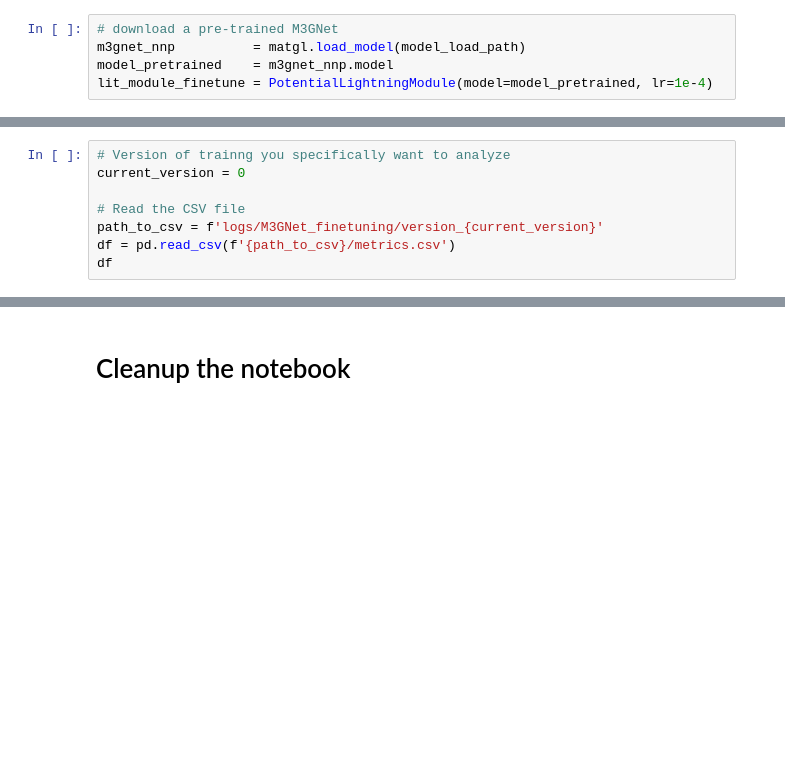
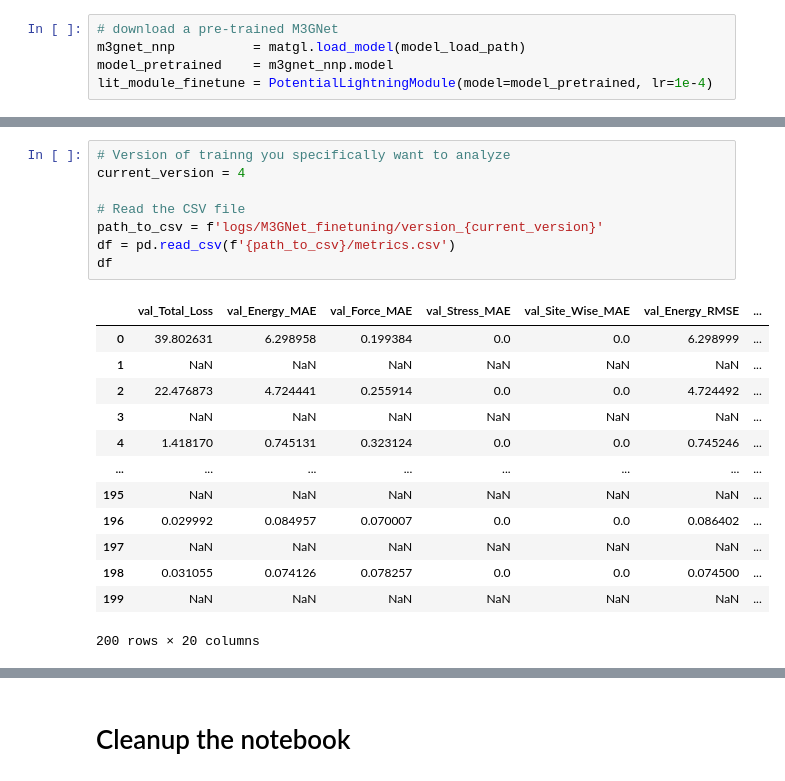
Before and after one commit to CibranLopez/m3gnet, a Jupyter notebook: train_IAP_lightning.ipynb, the cells around one changed output, grey strips where cells are left out. Drawn from its saved outputs; the diff is of its cells as text; blank space fills up the shorter version.

```diff
--- a/train_IAP_lightning.ipynb
+++ b/train_IAP_lightning.ipynb
@@ -205,11 +239,25 @@ test_metrics = trainer.logged_metrics
 # %%
 # Version of trainng you specifically want to analyze
-current_version = 0
+current_version = 4
 
 # Read the CSV file
 path_to_csv = f'logs/M3GNet_finetuning/version_{current_version}'
 df = pd.read_csv(f'{path_to_csv}/metrics.csv')
 df
+# %% [output]
+|  | val_Total_Loss | val_Energy_MAE | val_Force_MAE | val_Stress_MAE | val_Site_Wise_MAE | val_Energy_RMSE | ... |
+| 0 | 39.802631 | 6.298958 | 0.199384 | 0.0 | 0.0 | 6.298999 | ... |
+| 1 | NaN | NaN | NaN | NaN | NaN | NaN | ... |
+| 2 | 22.476873 | 4.724441 | 0.255914 | 0.0 | 0.0 | 4.724492 | ... |
+| 3 | NaN | NaN | NaN | NaN | NaN | NaN | ... |
+| 4 | 1.418170 | 0.745131 | 0.323124 | 0.0 | 0.0 | 0.745246 | ... |
+| ... | ... | ... | ... | ... | ... | ... | ... |
+| 195 | NaN | NaN | NaN | NaN | NaN | NaN | ... |
+| 196 | 0.029992 | 0.084957 | 0.070007 | 0.0 | 0.0 | 0.086402 | ... |
+| 197 | NaN | NaN | NaN | NaN | NaN | NaN | ... |
+| 198 | 0.031055 | 0.074126 | 0.078257 | 0.0 | 0.0 | 0.074500 | ... |
+| 199 | NaN | NaN | NaN | NaN | NaN | NaN | ... |
+200 rows × 20 columns
 # %%
 # NaN to cero
 df = df.fillna(0)
```
Also changed, not shown: parts of 10 cells of this notebook, 1 other file.
